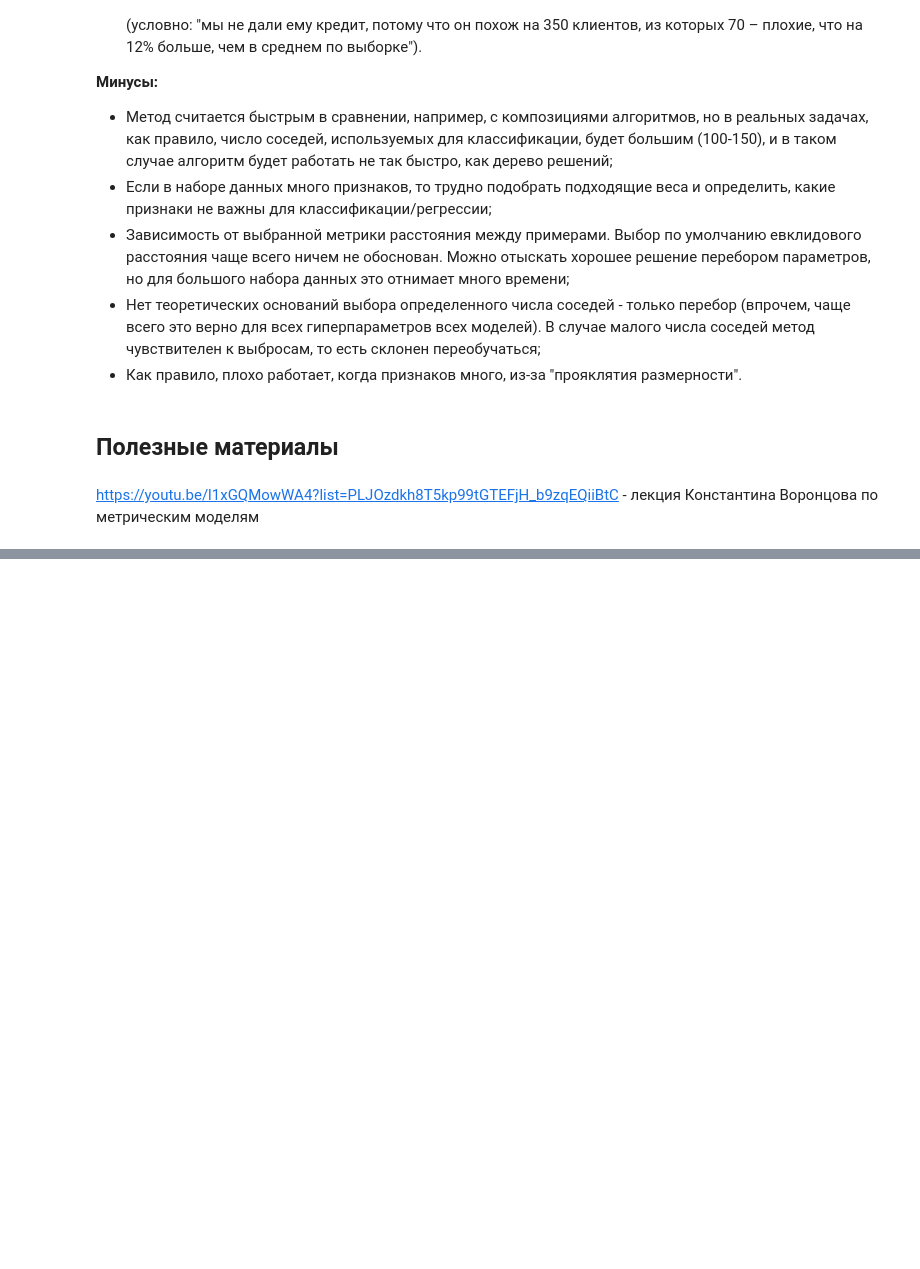
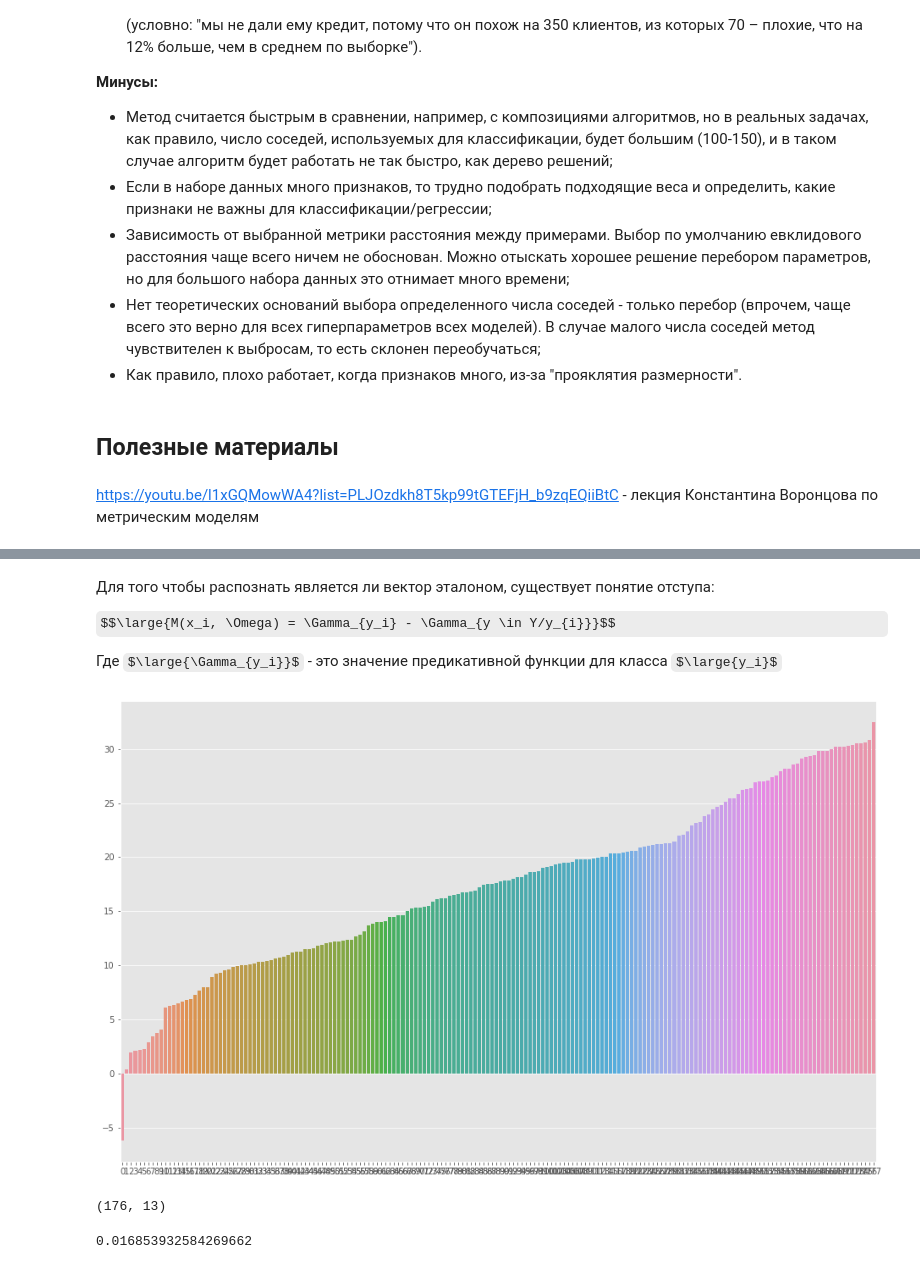
Before and after one commit to IMDxD/MLIsuct, a Jupyter notebook: lectures/lecture3/KNN.ipynb, the cells around one changed output, grey strips where cells are left out. Saved outputs shown, nothing was run; the diff lists cells and outputs as text; code cells hidden in the pictures; some formulas as TeX source; blank space fills up the shorter version.

```diff
--- a/lectures/lecture3/KNN.ipynb
+++ b/lectures/lecture3/KNN.ipynb
@@ -401,0 +470,16 @@ https://youtu.be/l1xGQMowWA4?list=PLJOzdkh8T5kp99tGTEFjH_b9zqEQiiBtC - лекц
+# %%
+est = ParsenWindowEpachnikovNeighbors(85)
+scaler = StandardScaler()
+x = scaler.fit_transform(df.drop('Target', axis=1))
+# %%
+est.fit(x, df['Target'].values)
+# %%
+margins = np.array([est.get_margin(x[i], df['Target'].iloc[i]) for i in range(x.shape[0])])
+# %% [markdown]
+<p>Для того чтобы распознать является ли вектор эталоном, существует понятие отступа:</p>
+<p><center>$$\large{M(x_i, \Omega) = \Gamma_{y_i} - \Gamma_{y \in Y/y_{i}}}$$</center></p>
+<p>Где $\large{\Gamma_{y_i}}$ - это значение предикативной функции для класса $\large{y_i}$</p>
+# %%
+sns.barplot(np.arange(x.shape[0]), np.sort(margins));
+# %% [output]
+[figure, added]
@@ -401,0 +530,8 @@ https://youtu.be/l1xGQMowWA4?list=PLJOzdkh8T5kp99tGTEFjH_b9zqEQiiBtC - лекц
+# %%
+x_best.shape
+# %% [output]
+(176, 13)
+# %%
+(y != predictions).sum()/y.shape[0]
+# %% [output]
+0.016853932584269662
```
Also changed, not shown: parts of 30 cells of this notebook.
